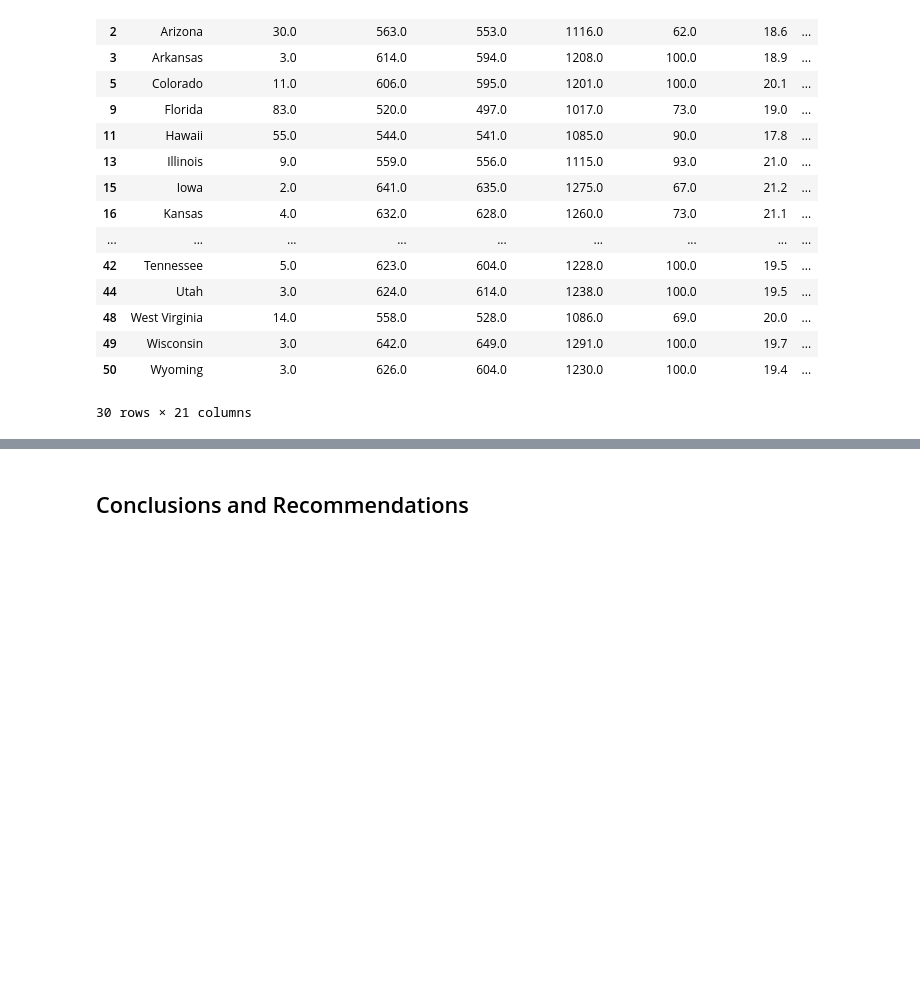
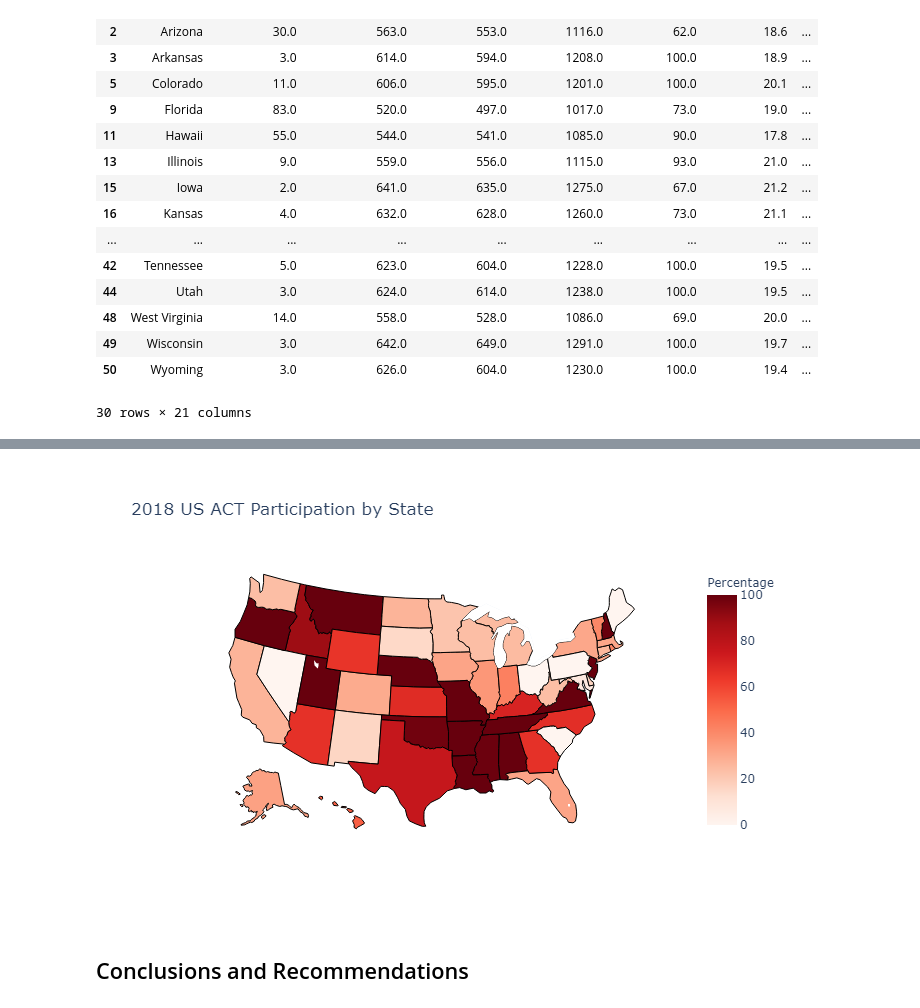
Before and after one commit to lucashomil/SAT-ACT-Analysis, a Jupyter notebook: code/SAT & ACT Analysis.ipynb, the cells around one changed output, grey strips where cells are left out. Cells and saved outputs as stored; diff of their text form; code cells hidden in the pictures; blank space fills up the shorter version.

```diff
--- a/code/SAT & ACT Analysis.ipynb
+++ b/code/SAT & ACT Analysis.ipynb
@@ -1310,5 +1309,7 @@ fig_act_2018.update_layout(
     geo_scope='usa', # limite map scope to USA
 )
 
-fig_act_2018.show()
+# fig_act_2018.show()
+
+Image(filename ='../img/act2018.png')
 # %% [output]
@@ -1316,3 +1316,4 @@ fig_act_2018.show()
+[figure, added]
 # %% [markdown]
 ## Conclusions and Recommendations
 # %% [markdown]
```
Also changed, not shown: parts of 7 cells of this notebook, 4 other files.
